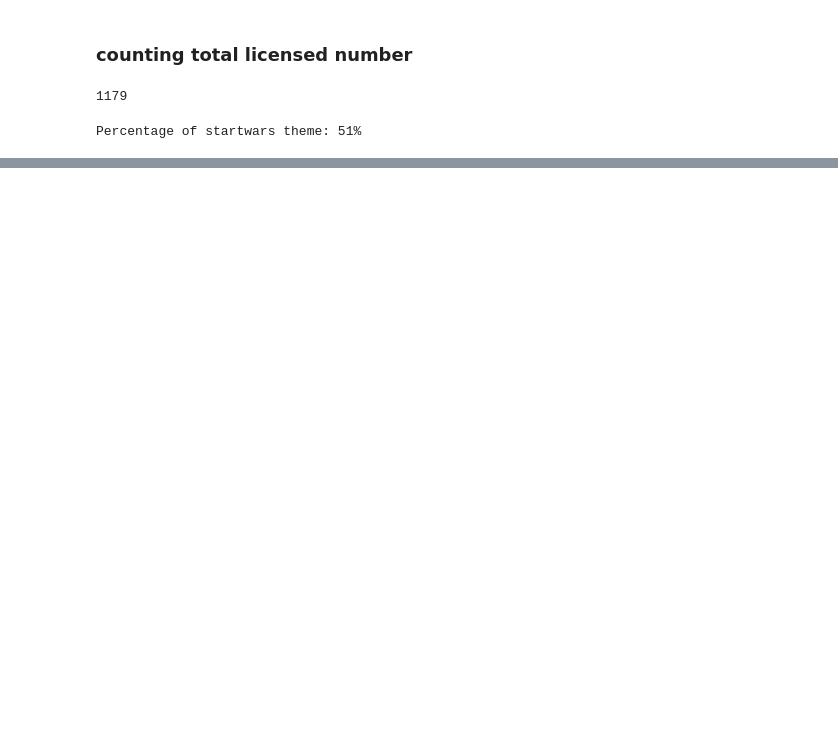
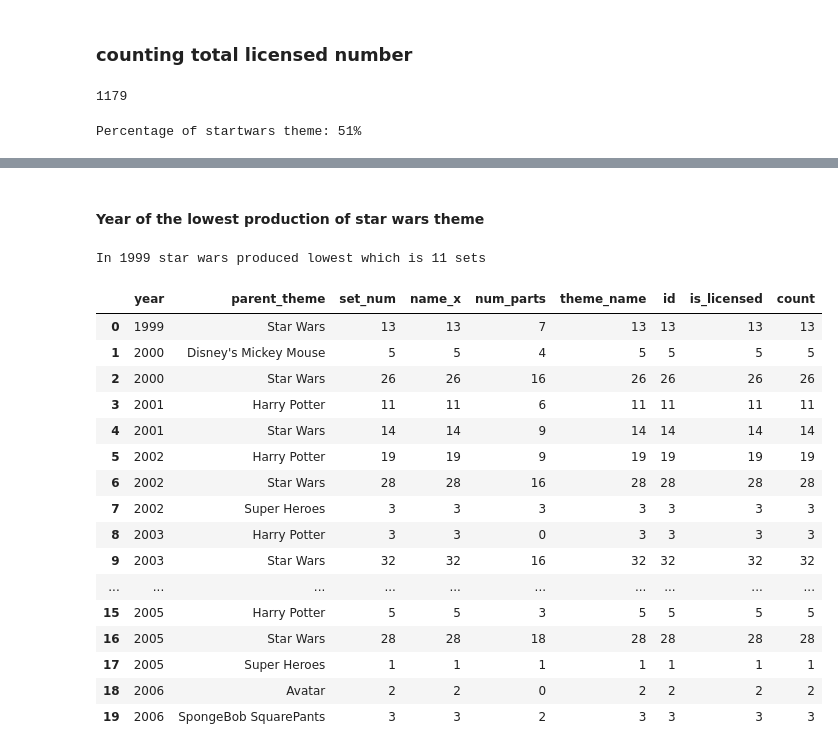
Before and after one commit to Asif-Dewan/legos-data-analysis, a Jupyter notebook: legosDataAnalysis.ipynb, the cells around one changed output, grey strips where cells are left out. Cells and saved outputs as stored; diff of their text form; code cells hidden in the pictures; blank space fills up the shorter version.

```diff
--- a/legosDataAnalysis.ipynb
+++ b/legosDataAnalysis.ipynb
@@ -99,0 +110,28 @@ Percentage of startwars theme: 51%
+# %% [markdown]
+#### Year of the lowest production of star wars theme
+# %%
+
+summedGroupYearTheme= licensedSorted.groupby(['year','parent_theme']).count().reset_index()
+year= summedGroupYearTheme[summedGroupYearTheme['parent_theme']=='Star Wars'].min()
+
+print("In {} star wars produced lowest which is {} sets".format(year[0], year[2]))
+summedGroupYearTheme.head(20)
+# %% [output]
+In 1999 star wars produced lowest which is 11 sets
+|  | year | parent_theme | set_num | name_x | num_parts | theme_name | id | is_licensed | count |
+| 0 | 1999 | Star Wars | 13 | 13 | 7 | 13 | 13 | 13 | 13 |
+| 1 | 2000 | Disney's Mickey Mouse | 5 | 5 | 4 | 5 | 5 | 5 | 5 |
+| 2 | 2000 | Star Wars | 26 | 26 | 16 | 26 | 26 | 26 | 26 |
+| 3 | 2001 | Harry Potter | 11 | 11 | 6 | 11 | 11 | 11 | 11 |
+| 4 | 2001 | Star Wars | 14 | 14 | 9 | 14 | 14 | 14 | 14 |
+| 5 | 2002 | Harry Potter | 19 | 19 | 9 | 19 | 19 | 19 | 19 |
+| 6 | 2002 | Star Wars | 28 | 28 | 16 | 28 | 28 | 28 | 28 |
+| 7 | 2002 | Super Heroes | 3 | 3 | 3 | 3 | 3 | 3 | 3 |
+| 8 | 2003 | Harry Potter | 3 | 3 | 0 | 3 | 3 | 3 | 3 |
+| 9 | 2003 | Star Wars | 32 | 32 | 16 | 32 | 32 | 32 | 32 |
+| ... | ... | ... | ... | ... | ... | ... | ... | ... | ... |
+| 15 | 2005 | Harry Potter | 5 | 5 | 3 | 5 | 5 | 5 | 5 |
+| 16 | 2005 | Star Wars | 28 | 28 | 18 | 28 | 28 | 28 | 28 |
+| 17 | 2005 | Super Heroes | 1 | 1 | 1 | 1 | 1 | 1 | 1 |
+| 18 | 2006 | Avatar | 2 | 2 | 0 | 2 | 2 | 2 | 2 |
+| 19 | 2006 | SpongeBob SquarePants | 3 | 3 | 2 | 3 | 3 | 3 | 3 |
```
Also changed, not shown: parts of 16 cells of this notebook.
